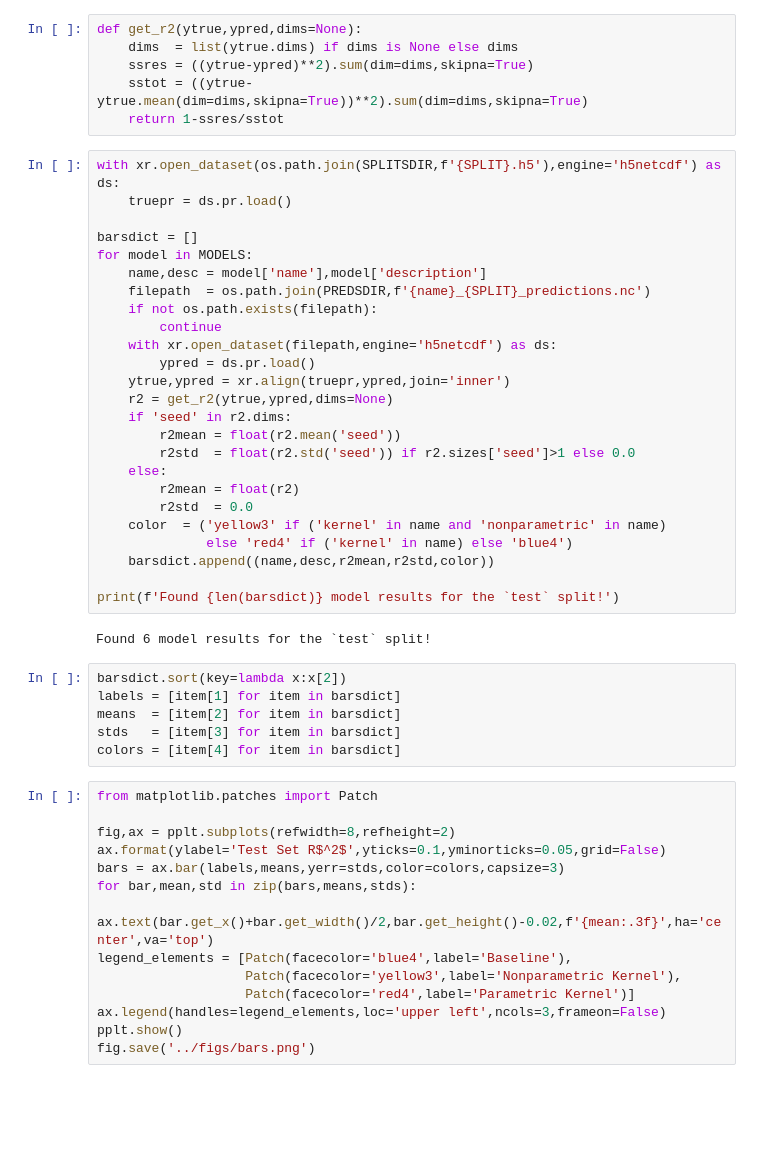
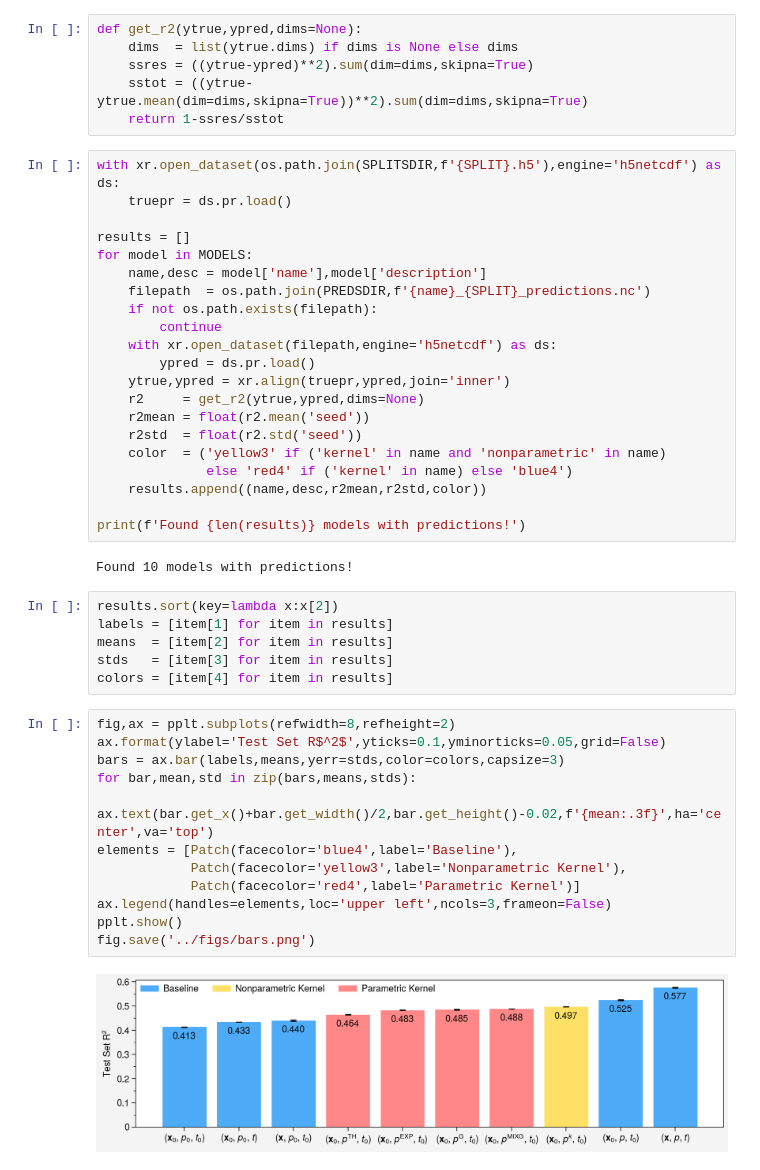
Before and after one commit to savannahferretti/monsoon-kernels, a Jupyter notebook: notebooks/bars.ipynb, the cells around one changed output. Drawn from its saved outputs; the diff is of its cells as text; blank space fills up the shorter version.

```diff
--- a/notebooks/bars.ipynb
+++ b/notebooks/bars.ipynb
@@ -27,7 +28,7 @@ def get_r2(ytrue,ypred,dims=None):
 with xr.open_dataset(os.path.join(SPLITSDIR,f'{SPLIT}.h5'),engine='h5netcdf') as ds:
     truepr = ds.pr.load()
 
-barsdict = []
+results = []
 for model in MODELS:
     name,desc = model['name'],model['description']
     filepath  = os.path.join(PREDSDIR,f'{name}_{SPLIT}_predictions.nc')
@@ -36,37 +37,33 @@ for model in MODELS:
     with xr.open_dataset(filepath,engine='h5netcdf') as ds:
         ypred = ds.pr.load()
     ytrue,ypred = xr.align(truepr,ypred,join='inner')
-    r2 = get_r2(ytrue,ypred,dims=None)
-    if 'seed' in r2.dims:
-        r2mean = float(r2.mean('seed'))
-        r2std  = float(r2.std('seed')) if r2.sizes['seed']>1 else 0.0
-    else:
-        r2mean = float(r2)
-        r2std  = 0.0
+    r2     = get_r2(ytrue,ypred,dims=None)
+    r2mean = float(r2.mean('seed'))
+    r2std  = float(r2.std('seed'))
     color  = ('yellow3' if ('kernel' in name and 'nonparametric' in name)
               else 'red4' if ('kernel' in name) else 'blue4')
-    barsdict.append((name,desc,r2mean,r2std,color))
+    results.append((name,desc,r2mean,r2std,color))
 
-print(f'Found {len(barsdict)} model results for the `test` split!')
+print(f'Found {len(results)} models with predictions!')
 # %% [output]
-Found 6 model results for the `test` split!
+Found 10 models with predictions!
 # %%
-barsdict.sort(key=lambda x:x[2])
-labels = [item[1] for item in barsdict]
-means  = [item[2] for item in barsdict]
-stds   = [item[3] for item in barsdict]
-colors = [item[4] for item in barsdict]
+results.sort(key=lambda x:x[2])
+labels = [item[1] for item in results]
+means  = [item[2] for item in results]
+stds   = [item[3] for item in results]
+colors = [item[4] for item in results]
 # %%
-from matplotlib.patches import Patch
-
 fig,ax = pplt.subplots(refwidth=8,refheight=2)
 ax.format(ylabel='Test Set R$^2$',yticks=0.1,yminorticks=0.05,grid=False)
 bars = ax.bar(labels,means,yerr=stds,color=colors,capsize=3)
 for bar,mean,std in zip(bars,means,stds):
     ax.text(bar.get_x()+bar.get_width()/2,bar.get_height()-0.02,f'{mean:.3f}',ha='center',va='top')
-legend_elements = [Patch(facecolor='blue4',label='Baseline'),
-                   Patch(facecolor='yellow3',label='Nonparametric Kernel'),
-                   Patch(facecolor='red4',label='Parametric Kernel')]
-ax.legend(handles=legend_elements,loc='upper left',ncols=3,frameon=False)
+elements = [Patch(facecolor='blue4',label='Baseline'),
+            Patch(facecolor='yellow3',label='Nonparametric Kernel'),
+            Patch(facecolor='red4',label='Parametric Kernel')]
+ax.legend(handles=elements,loc='upper left',ncols=3,frameon=False)
 pplt.show()
 fig.save('../figs/bars.png')
+# %% [output]
+[figure, added]
```
Also changed, not shown: parts of 1 cell of this notebook, 4 other files.
